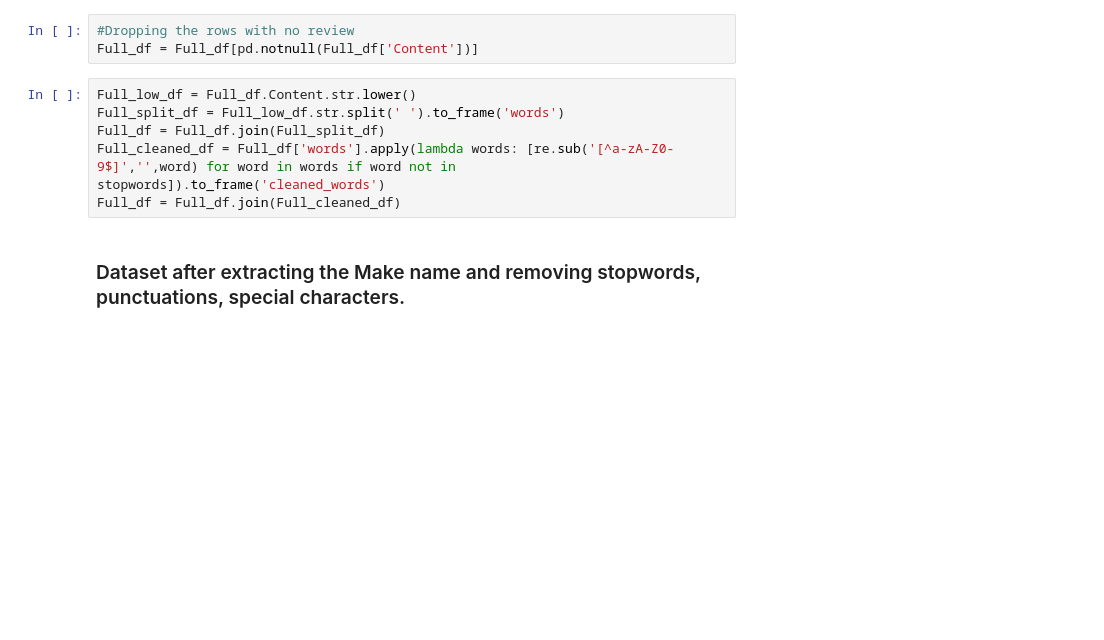
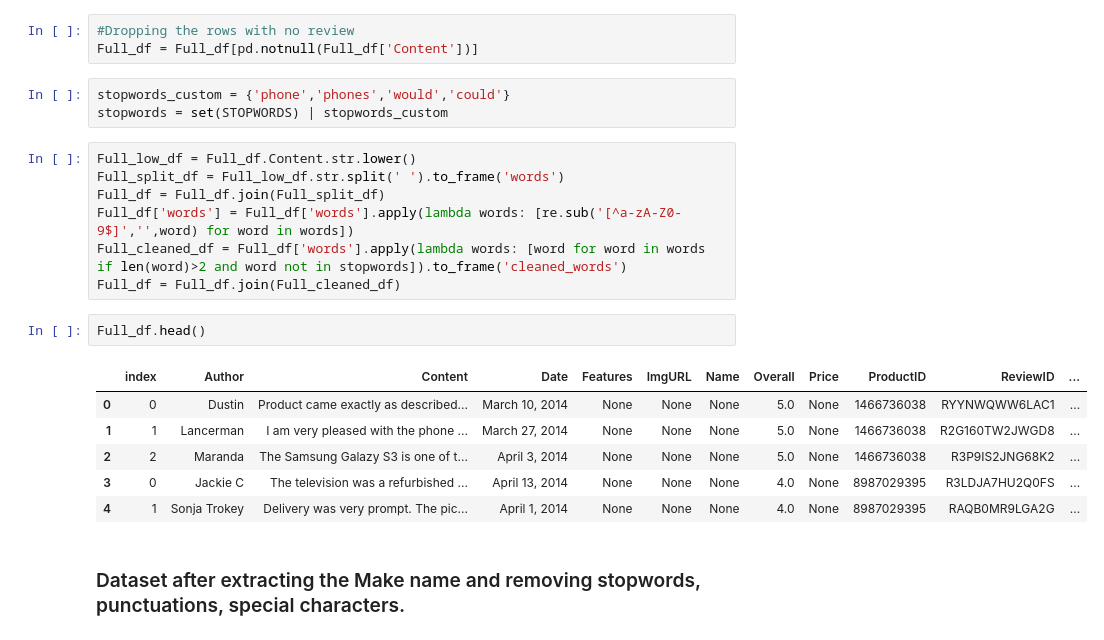
Before and after one commit to UNCG-CSE/CORPUS, a Jupyter notebook: Project_Mukund/Text Analytics on Reviews.ipynb, the cells around one changed output. Cells and saved outputs as stored; diff of their text form; blank space fills up the shorter version.

```diff
--- a/Project_Mukund/Text Analytics on Reviews.ipynb
+++ b/Project_Mukund/Text Analytics on Reviews.ipynb
@@ -139,12 +139,25 @@ Full_df.tail()
 # %%
 #Dropping the rows with no review
 Full_df = Full_df[pd.notnull(Full_df['Content'])]
+# %%
+stopwords_custom = {'phone','phones','would','could'}
+stopwords = set(STOPWORDS) | stopwords_custom
 # %%
 Full_low_df = Full_df.Content.str.lower()
 Full_split_df = Full_low_df.str.split(' ').to_frame('words')
 Full_df = Full_df.join(Full_split_df)
-Full_cleaned_df = Full_df['words'].apply(lambda words: [re.sub('[^a-zA-Z0-9$]','',word) for word in words if word not in stopwords]).to_frame('cleaned_words')
+Full_df['words'] = Full_df['words'].apply(lambda words: [re.sub('[^a-zA-Z0-9$]','',word) for word in words])
+Full_cleaned_df = Full_df['words'].apply(lambda words: [word for word in words if len(word)>2 and word not in stopwords]).to_frame('cleaned_words')
 Full_df = Full_df.join(Full_cleaned_df)
+# %%
+Full_df.head()
+# %% [output]
+|  | index | Author | Content | Date | Features | ImgURL | Name | Overall | Price | ProductID | ReviewID | ... |
+| 0 | 0 | Dustin | Product came exactly as described... | March 10, 2014 | None | None | None | 5.0 | None | 1466736038 | RYYNWQWW6LAC1 | ... |
+| 1 | 1 | Lancerman | I am very pleased with the phone ... | March 27, 2014 | None | None | None | 5.0 | None | 1466736038 | R2G160TW2JWGD8 | ... |
+| 2 | 2 | Maranda | The Samsung Galazy S3 is one of t... | April 3, 2014 | None | None | None | 5.0 | None | 1466736038 | R3P9IS2JNG68K2 | ... |
+| 3 | 0 | Jackie C | The television was a refurbished ... | April 13, 2014 | None | None | None | 4.0 | None | 8987029395 | R3LDJA7HU2Q0FS | ... |
+| 4 | 1 | Sonja Trokey | Delivery was very prompt. The pic... | April 1, 2014 | None | None | None | 4.0 | None | 8987029395 | RAQB0MR9LGA2G | ... |
 # %% [markdown]
 ### Dataset after extracting the Make name and removing stopwords, punctuations, special characters.
 # %%
```
Also changed, not shown: parts of 14 cells of this notebook.
